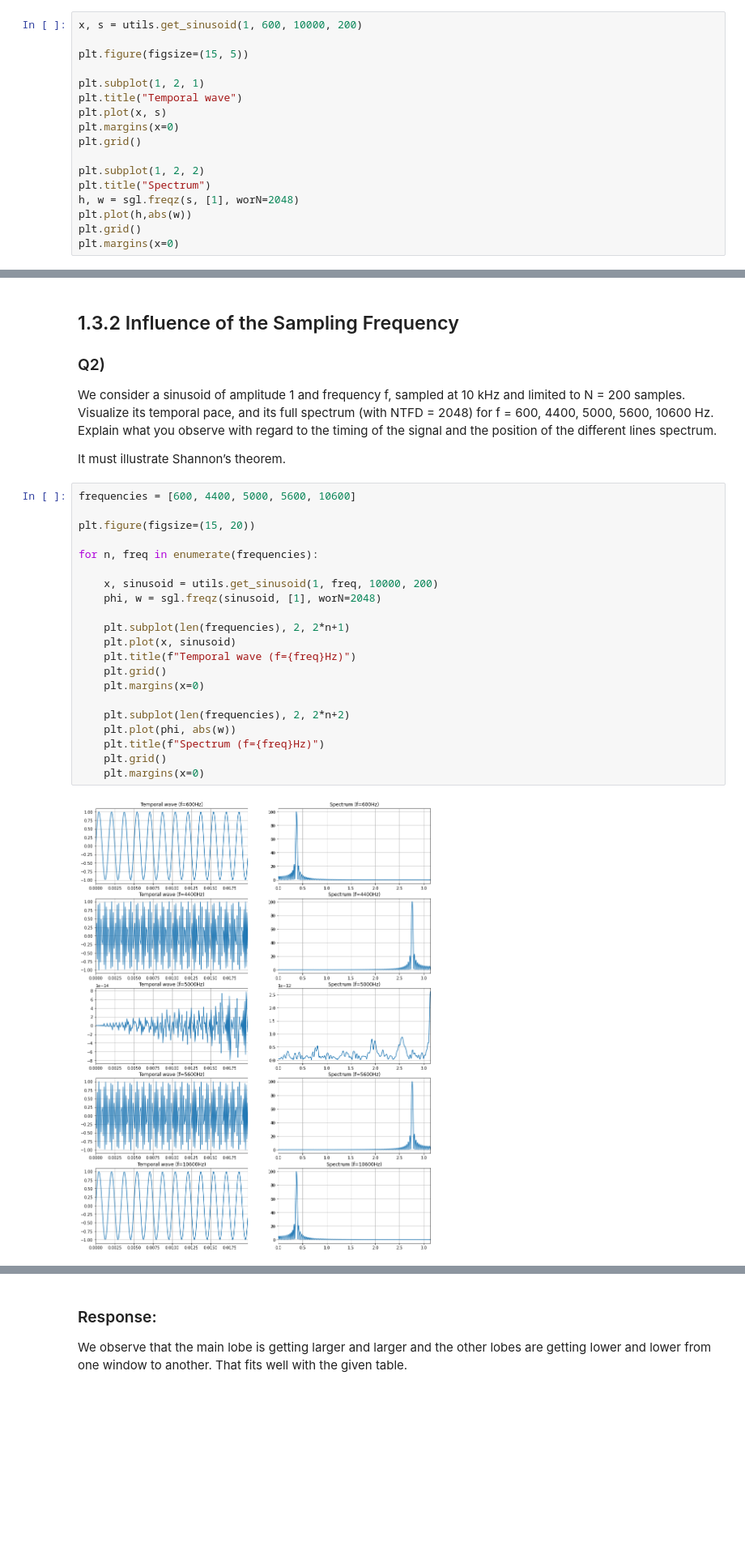
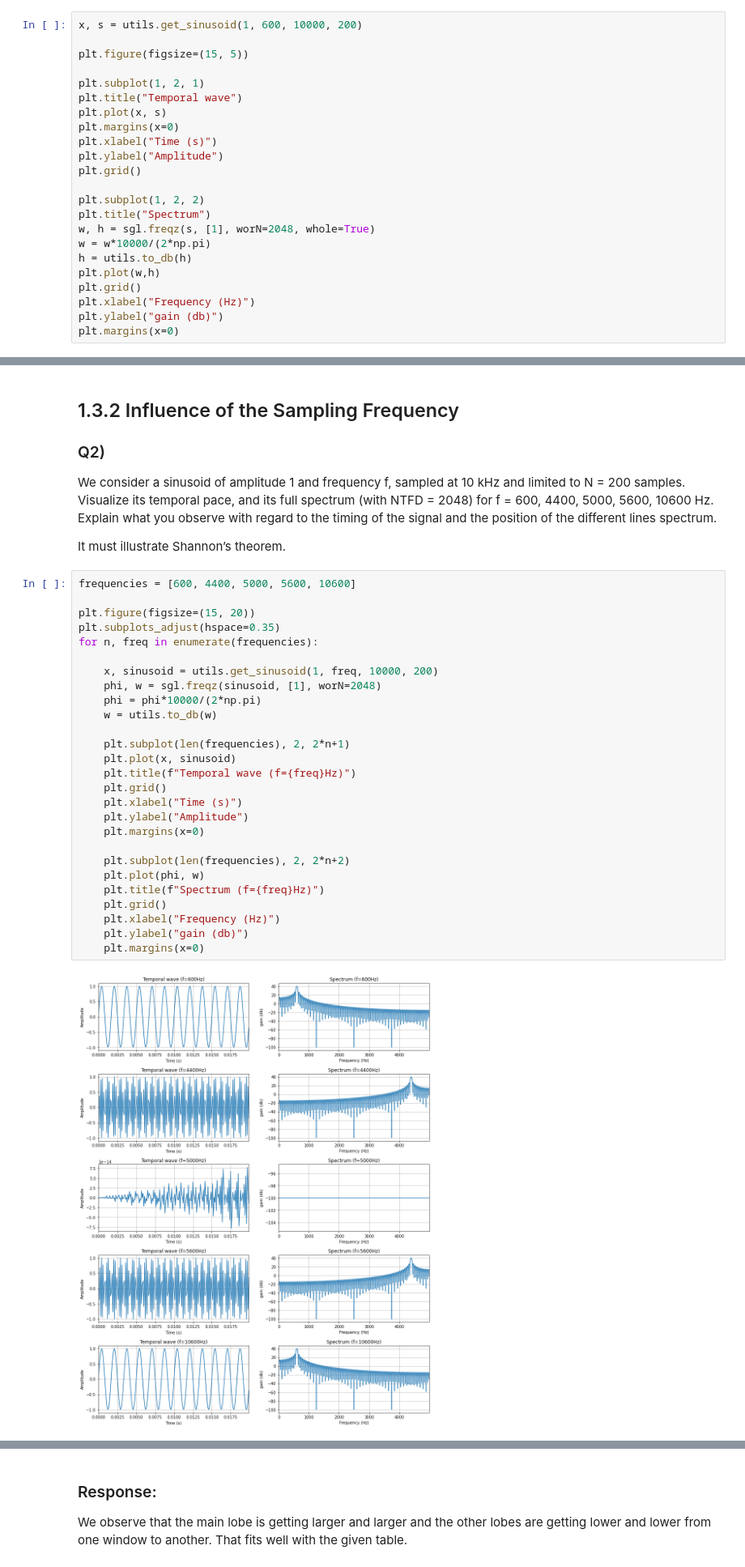
Before and after one commit to lionelGoffaux/tp_signal, a Jupyter notebook: lab2.ipynb, the cells around one changed output, grey strips where cells are left out. Shown at 81% size. Saved outputs shown, nothing was run; the diff lists cells and outputs as text; blank space fills up the shorter version.

```diff
--- a/lab2.ipynb
+++ b/lab2.ipynb
@@ -20,12 +20,18 @@ plt.subplot(1, 2, 1)
 plt.title("Temporal wave")
 plt.plot(x, s)
 plt.margins(x=0)
+plt.xlabel("Time (s)")
+plt.ylabel("Amplitude")
 plt.grid()
 
 plt.subplot(1, 2, 2)
 plt.title("Spectrum")
-h, w = sgl.freqz(s, [1], worN=2048)
-plt.plot(h,abs(w))
+w, h = sgl.freqz(s, [1], worN=2048, whole=True)
+w = w*10000/(2*np.pi)
+h = utils.to_db(h)
+plt.plot(w,h)
 plt.grid()
+plt.xlabel("Frequency (Hz)")
+plt.ylabel("gain (db)")
 plt.margins(x=0)
 # %% [output]
@@ -48,26 +54,32 @@ It must illustrate Shannon’s theorem.
 # %%
 frequencies = [600, 4400, 5000, 5600, 10600]
 
 plt.figure(figsize=(15, 20))
-
+plt.subplots_adjust(hspace=0.35)
 for n, freq in enumerate(frequencies):
 
     x, sinusoid = utils.get_sinusoid(1, freq, 10000, 200)
     phi, w = sgl.freqz(sinusoid, [1], worN=2048)
+    phi = phi*10000/(2*np.pi)
+    w = utils.to_db(w)
 
     plt.subplot(len(frequencies), 2, 2*n+1)
     plt.plot(x, sinusoid)
     plt.title(f"Temporal wave (f={freq}Hz)")
     plt.grid()
+    plt.xlabel("Time (s)")
+    plt.ylabel("Amplitude")
     plt.margins(x=0)
 
     plt.subplot(len(frequencies), 2, 2*n+2)
-    plt.plot(phi, abs(w))
+    plt.plot(phi, w)
     plt.title(f"Spectrum (f={freq}Hz)")
     plt.grid()
+    plt.xlabel("Frequency (Hz)")
+    plt.ylabel("gain (db)")
     plt.margins(x=0)
 # %% [output]
-[figure, old version]
+[figure, new version]
 # %% [markdown]
 ### Response :
 For f=600Hz and f=4400Hz, we see that the Fourier transform corrrespond to the reality, because $2f \leq Fe$ (Shannon's theorem).
```
Also changed, not shown: parts of 8 cells of this notebook, 11 other files.
